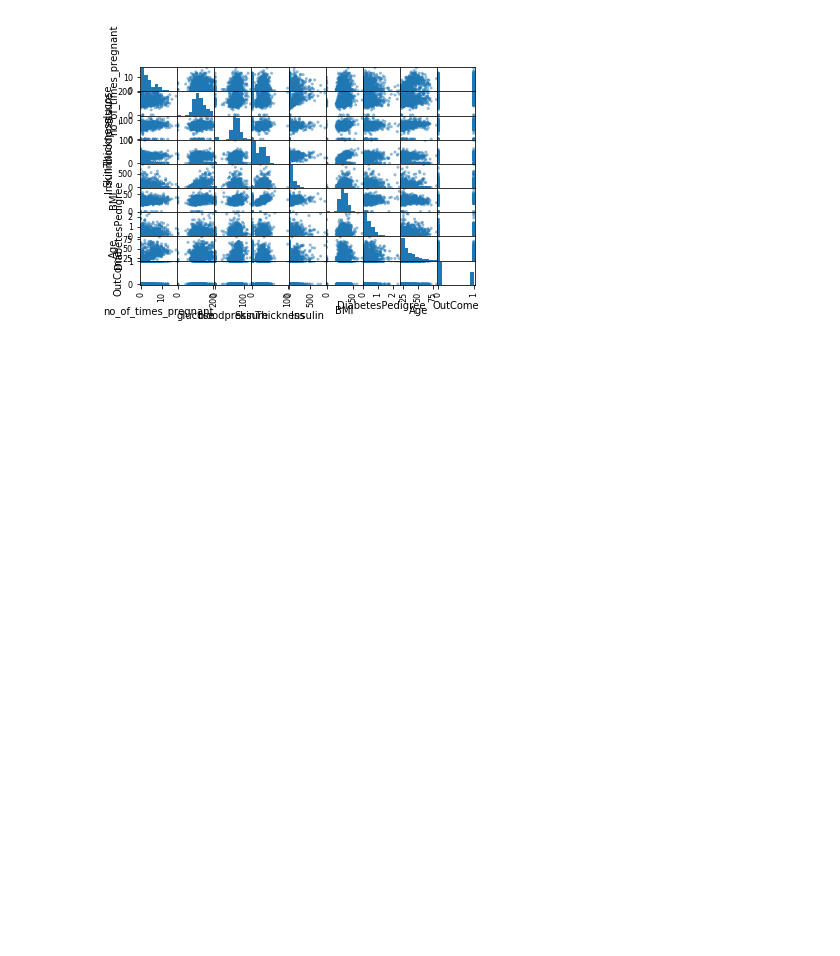
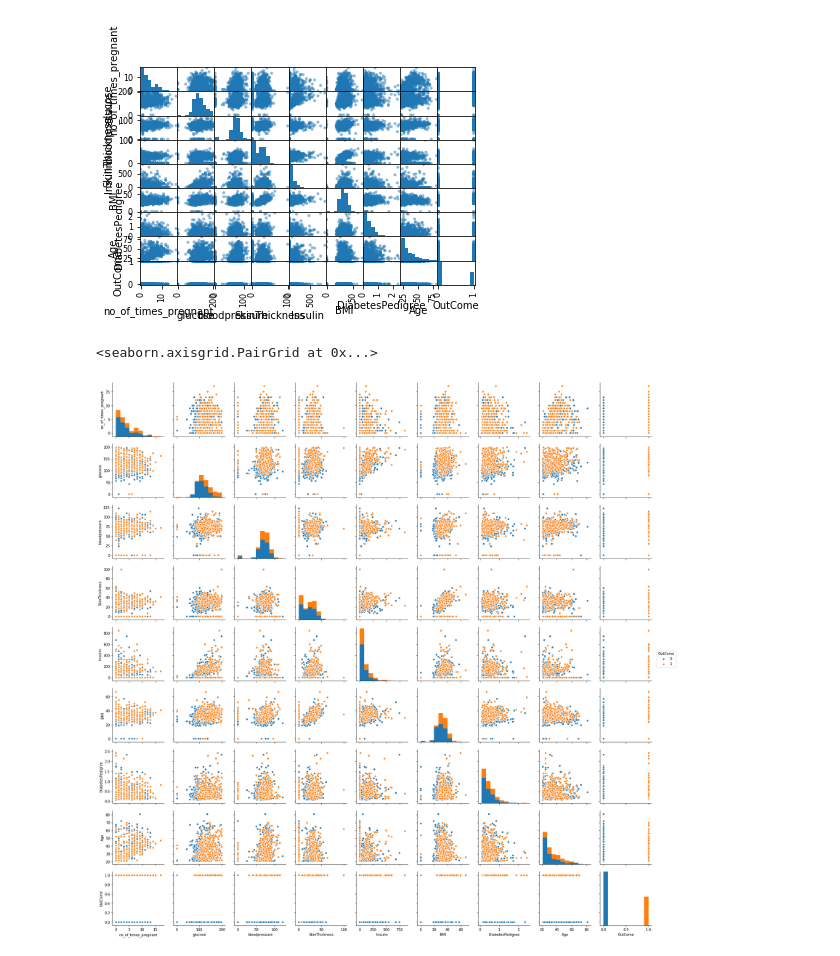
Before and after one commit to pkawale/BECOA163, a Jupyter notebook: Assignment-2/Da2.ipynb, the cells around one changed output. Saved outputs shown, nothing was run; the diff lists cells and outputs as text; code cells hidden in the pictures; blank space fills up the shorter version.

Commit message:
implemented scatter-matrix with seaborn

```diff
--- a/Assignment-2/Da2.ipynb
+++ b/Assignment-2/Da2.ipynb
@@ -186,3 +187,8 @@ array([[<matplotlib.axes._subplots.AxesSubplot object at 0x...>,
         <matplotlib.axes._subplots.AxesSubplot object at 0x...>]],
       dtype=object)
 [figure]
+# %%
+sns.pairplot(df,hue="OutCome")
+# %% [output]
+<seaborn.axisgrid.PairGrid at 0x...>
+[figure, added]
```
Also changed, not shown: parts of 1 cell of this notebook.
